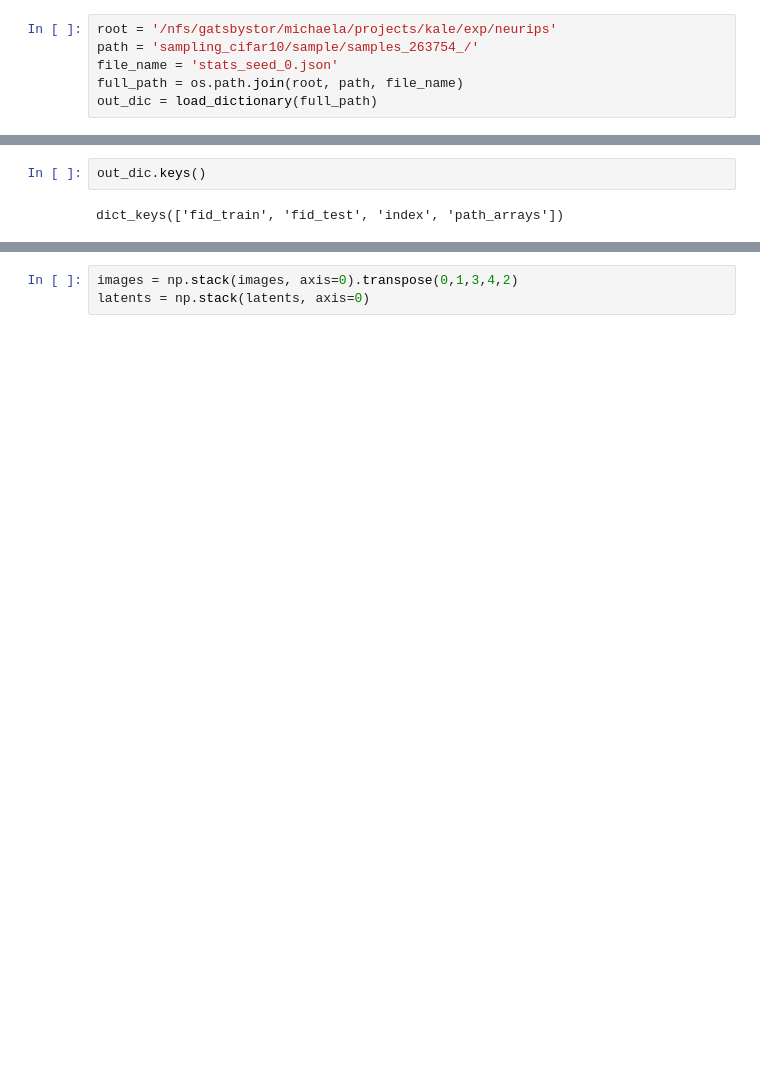
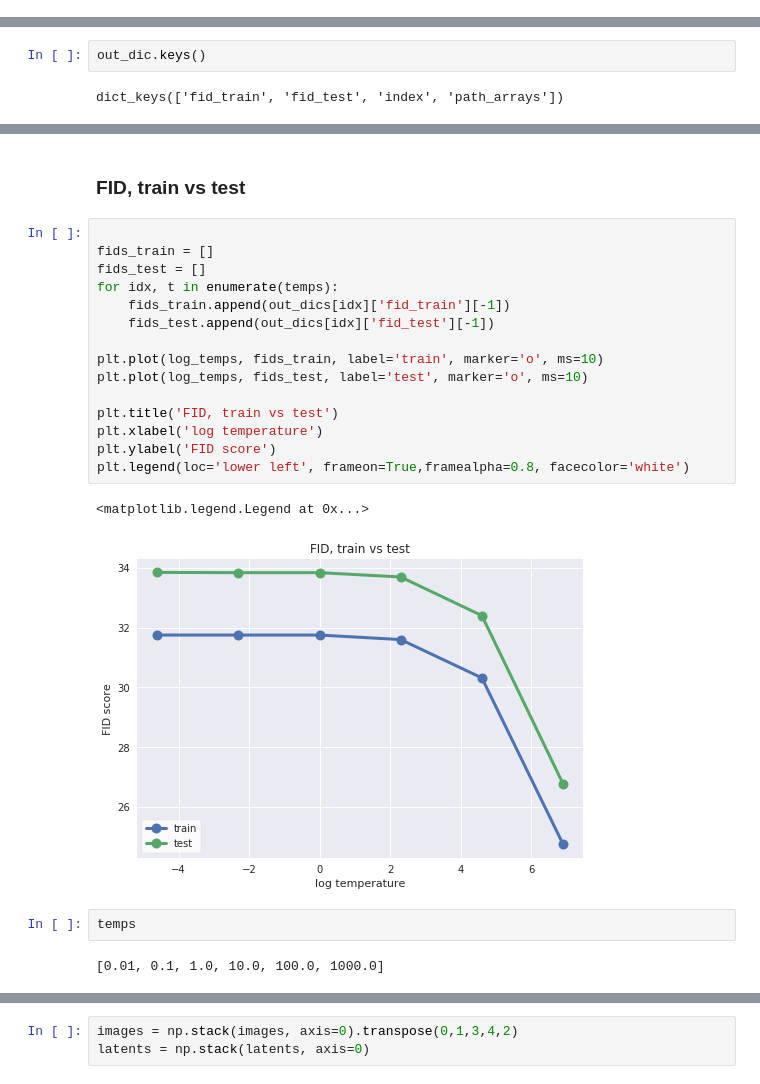
Before and after one commit to MichaelArbel/GeneralizedEBM, a Jupyter notebook: notebooks/Sampling.ipynb, the cells around one changed output, grey strips where cells are left out. Drawn from its saved outputs; the diff is of its cells as text; blank space fills up the shorter version.

```diff
--- a/notebooks/Sampling.ipynb
+++ b/notebooks/Sampling.ipynb
@@ -38,9 +55,3 @@ def save(n, ext='.pdf', save_figs=True, **kwargs):
         kwargs.setdefault('pad_inches', 0)
         kwargs.setdefault('transparent', True)
         plt.savefig(os.path.join(dirname, n + ext), **kwargs)
-# %%
-root = '/nfs/gatsbystor/michaela/projects/kale/exp/neurips'
-path = 'sampling_cifar10/sample/samples_263754_/'
-file_name = 'stats_seed_0.json'
-full_path = os.path.join(root, path, file_name)
-out_dic = load_dictionary(full_path)
@@ -65,0 +114,24 @@ for path in paths_to_arrays:
+# %% [markdown]
+### FID, train vs test
+# %%
+
+fids_train = []
+fids_test = []
+for idx, t in enumerate(temps):
+    fids_train.append(out_dics[idx]['fid_train'][-1])
+    fids_test.append(out_dics[idx]['fid_test'][-1])
+
+plt.plot(log_temps, fids_train, label='train', marker='o', ms=10)
+plt.plot(log_temps, fids_test, label='test', marker='o', ms=10)
+
+plt.title('FID, train vs test')
+plt.xlabel('log temperature')
+plt.ylabel('FID score')
+plt.legend(loc='lower left', frameon=True,framealpha=0.8, facecolor='white')
+# %% [output]
+<matplotlib.legend.Legend at 0x...>
+[figure, added]
+# %%
+temps
+# %% [output]
+[0.01, 0.1, 1.0, 10.0, 100.0, 1000.0]
```
Also changed, not shown: parts of 17 cells of this notebook, 1 other file.
